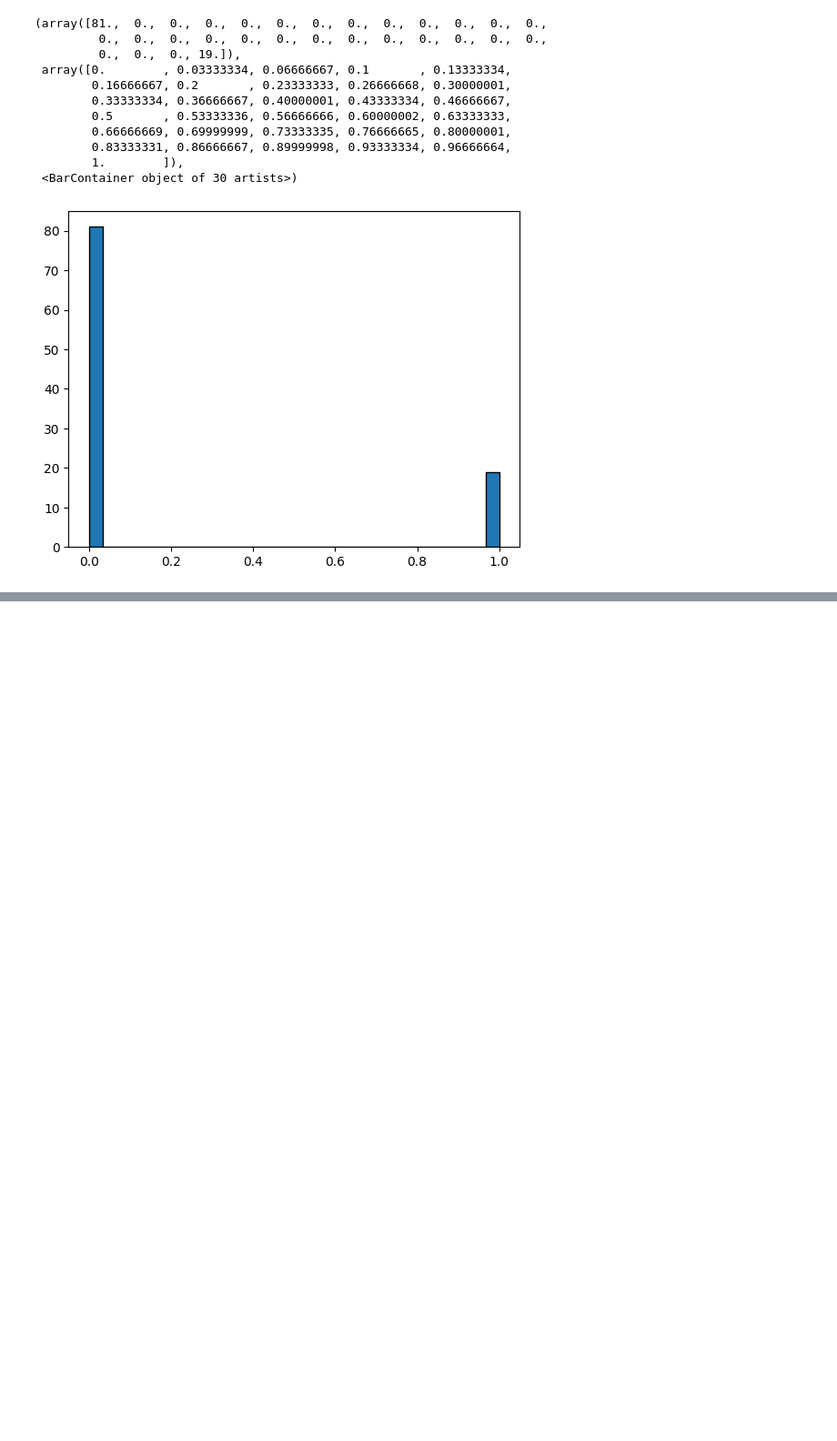
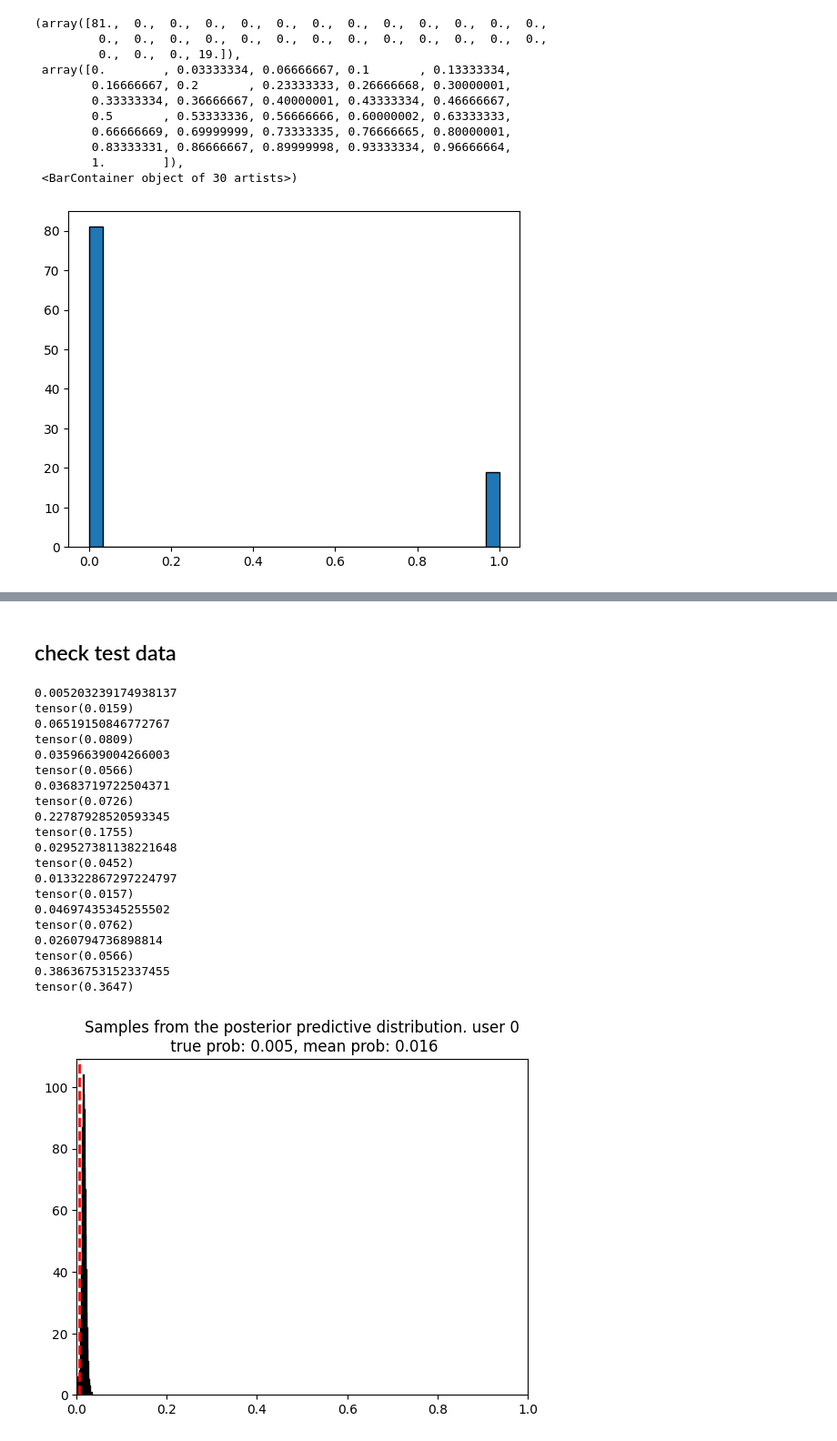
Before and after one commit to PlaytikaOSS/pybandits, a Jupyter notebook: pybandits/BNN.ipynb, the cells around one changed output, grey strips where cells are left out. Shown: that part at 91% size. Drawn from its saved outputs; the diff is of its cells as text; code cells hidden in the pictures; blank space fills up the shorter version.

```diff
--- a/pybandits/BNN.ipynb
+++ b/pybandits/BNN.ipynb
@@ -188,0 +253,42 @@ KeyboardInterrupt:
+# %% [markdown]
+## check test data
+# %%
+x_test = torch.from_numpy(x_obs_test).float()
+
+samples_test = predictive(x_test)
+logits_test = samples_test['_RETURN'].squeeze()
+# %%
+for ind in range(10):
+    curr_pred = probs_obs_test[ind]
+
+    preds_from_model = sigmoid(logits_test[:,ind])
+
+    print(curr_pred)
+    print(preds_from_model.mean())
+    plt.figure()
+    plt.hist(preds_from_model, bins=30, edgecolor='black')
+    plt.axvline(x=curr_pred, color='r', linestyle='--', linewidth=2)
+    plt.xlim(0, 1)
+    plt.title(f'Samples from the posterior predictive distribution. user {ind}\n true prob: {curr_pred:.3f}, mean prob: {preds_from_model.mean():.3f}')
+# %% [output]
+0.005203239174938137
+tensor(0.0159)
+0.06519150846772767
+tensor(0.0809)
+0.03596639004266003
+tensor(0.0566)
+0.03683719722504371
+tensor(0.0726)
+0.22787928520593345
+tensor(0.1755)
+0.029527381138221648
+tensor(0.0452)
+0.013322867297224797
+tensor(0.0157)
+0.04697435345255502
+tensor(0.0762)
+0.0260794736898814
+tensor(0.0566)
+0.38636753152337455
+tensor(0.3647)
+[figure, added]
```
Also changed, not shown: parts of 18 cells of this notebook.
